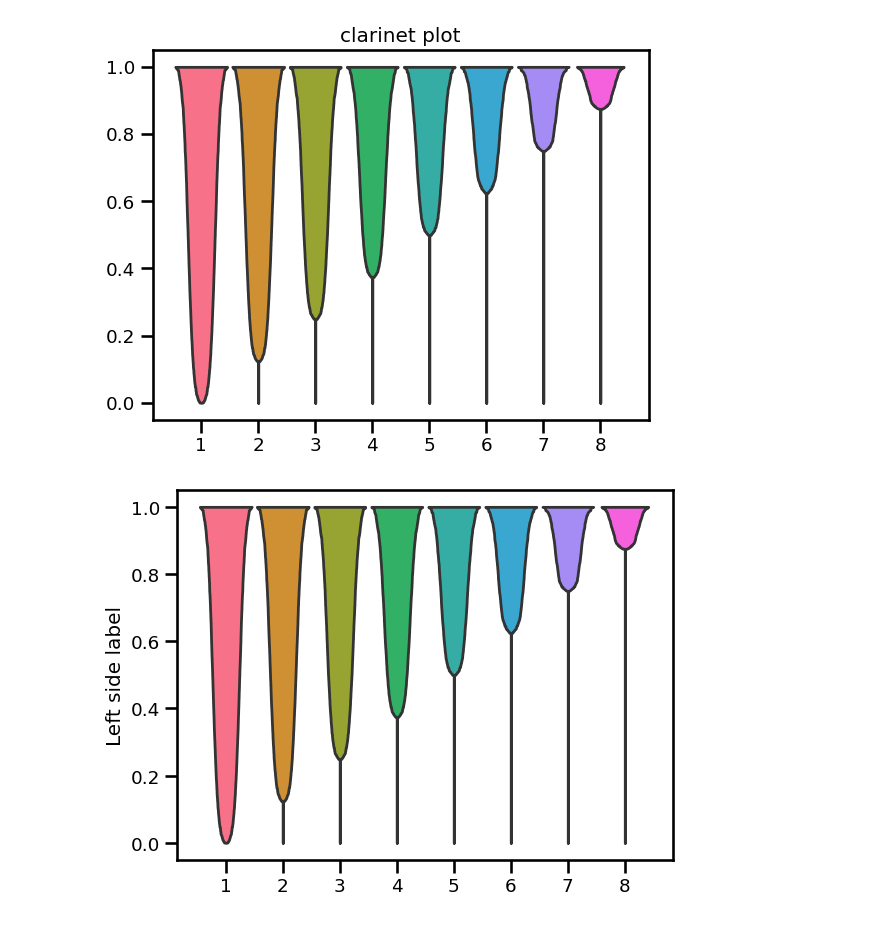
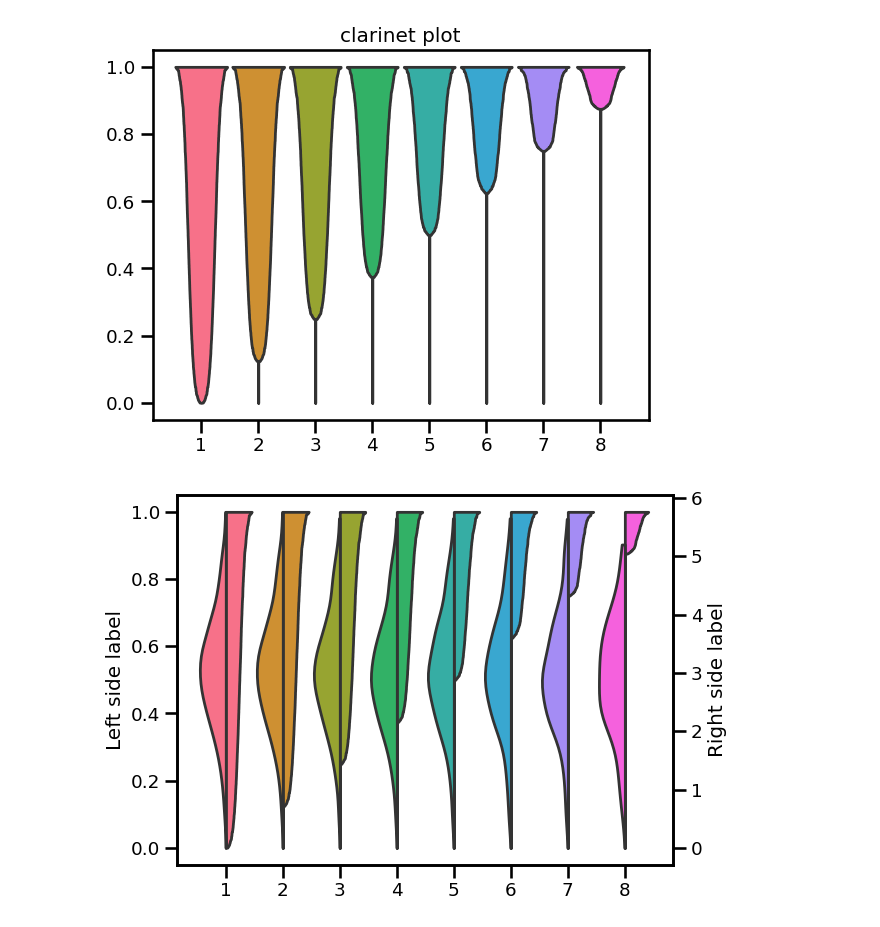
Before and after one commit to okumakito/clarinet_plot, a Jupyter notebook: clarinet_plot.ipynb, the cells around one changed output. Cells and saved outputs as stored; diff of their text form; code cells hidden in the pictures.

```diff
--- a/clarinet_plot.ipynb
+++ b/clarinet_plot.ipynb
@@ -132,13 +143,13 @@ fig.show()
 # %% [output]
 [figure]
 # %%
-# Prepare two 'ax' objects for duet
+# Similarly, the second y-axis for duet mode can be modified by using another 'ax' object.
 import matplotlib.pyplot as plt
 fig, ax = plt.subplots()
-#ax2 = ax.twinx()
-cla.clarinet_plot(df, duet-ax=ax, ax_kde=None)
+ax2 = ax.twinx()
+cla.clarinet_plot(df, duet=True, ax=ax, ax_kde=ax2)
 ax.set_ylabel('Left side label')
-#ax2.set_ylabel('Right side label')
+ax2.set_ylabel('Right side label')
 fig.show()
 # %% [output]
-[figure, old version]
+[figure, new version]
```
Also changed, not shown: parts of 8 cells of this notebook.
